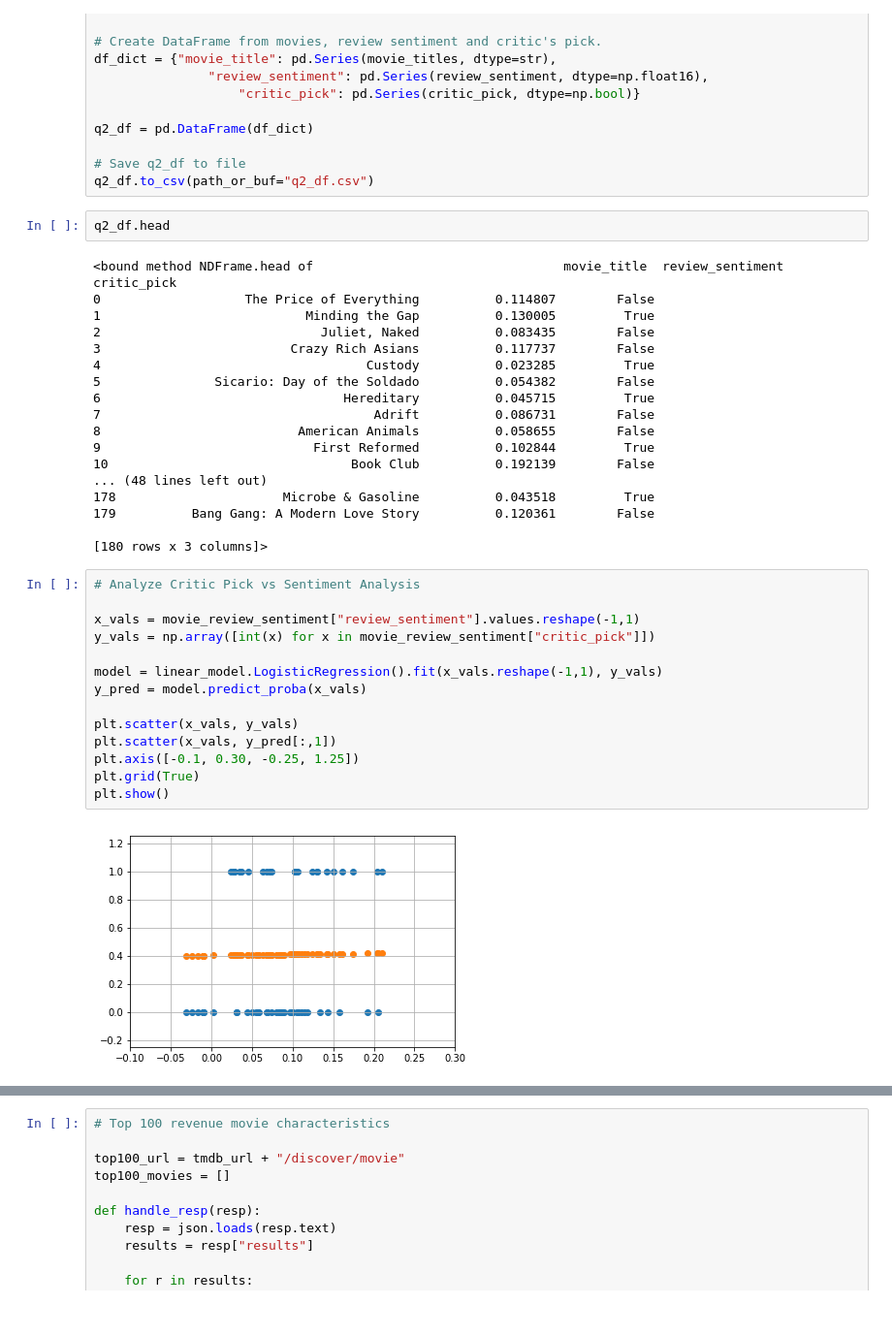
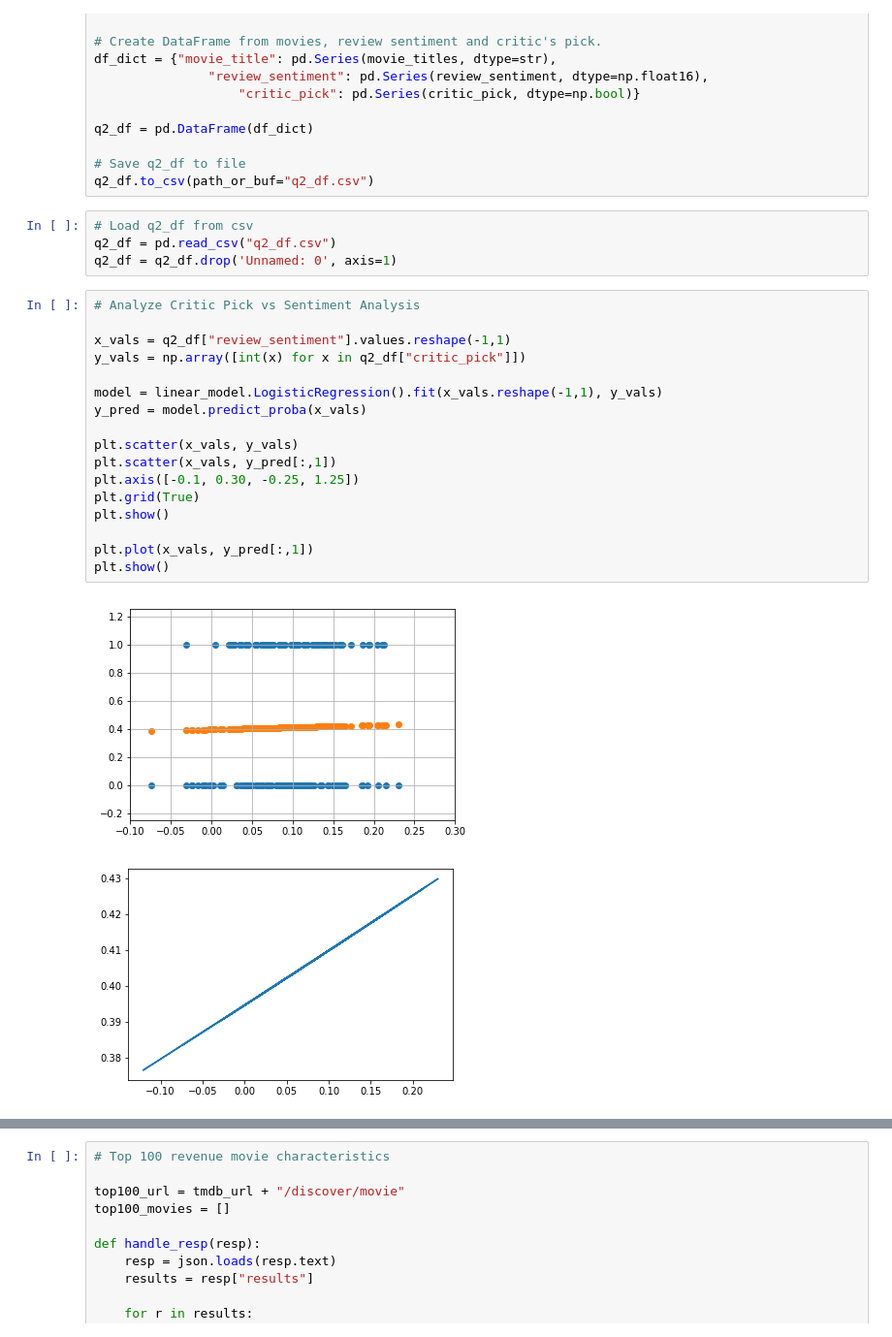
Before and after one commit to angadkalra/NYTimes-Movie-Critics, a Jupyter notebook: ProjectCode.ipynb, the cells around one changed output, grey strips where cells are left out. Shown at 97% size. Saved outputs shown, nothing was run; the diff lists cells and outputs as text.

```diff
--- a/ProjectCode.ipynb
+++ b/ProjectCode.ipynb
@@ -190,39 +193,27 @@ q2_df = pd.DataFrame(df_dict)
 
 # Save q2_df to file
 q2_df.to_csv(path_or_buf="q2_df.csv")
-# %%
-q2_df.head
-# %% [output]
-<bound method NDFrame.head of                                 movie_title  review_sentiment  critic_pick
-0                   The Price of Everything          0.114807        False
-1                           Minding the Gap          0.130005         True
-2                             Juliet, Naked          0.083435        False
-3                         Crazy Rich Asians          0.117737        False
-4                                   Custody          0.023285         True
-5               Sicario: Day of the Soldado          0.054382        False
-6                                Hereditary          0.045715         True
-7                                    Adrift          0.086731        False
-8                          American Animals          0.058655        False
-9                            First Reformed          0.102844         True
-10                                Book Club          0.192139        False
-... (48 lines left out)
-178                      Microbe & Gasoline          0.043518         True
-179          Bang Gang: A Modern Love Story          0.120361        False
-
-[180 rows x 3 columns]>
+# %%
+# Load q2_df from csv
+q2_df = pd.read_csv("q2_df.csv")
+q2_df = q2_df.drop('Unnamed: 0', axis=1)
 # %%
 # Analyze Critic Pick vs Sentiment Analysis
 
-x_vals = movie_review_sentiment["review_sentiment"].values.reshape(-1,1)
-y_vals = np.array([int(x) for x in movie_review_sentiment["critic_pick"]])
+x_vals = q2_df["review_sentiment"].values.reshape(-1,1)
+y_vals = np.array([int(x) for x in q2_df["critic_pick"]])
 
 model = linear_model.LogisticRegression().fit(x_vals.reshape(-1,1), y_vals)
 y_pred = model.predict_proba(x_vals)
 
 plt.scatter(x_vals, y_vals)
 plt.scatter(x_vals, y_pred[:,1])
 plt.axis([-0.1, 0.30, -0.25, 1.25])
 plt.grid(True)
 plt.show()
+
+plt.plot(x_vals, y_pred[:,1])
+plt.show()
 # %% [output]
-[figure, old version]
+[figure, new version]
+[figure, added]
```
Also changed, not shown: parts of 3 cells of this notebook.
